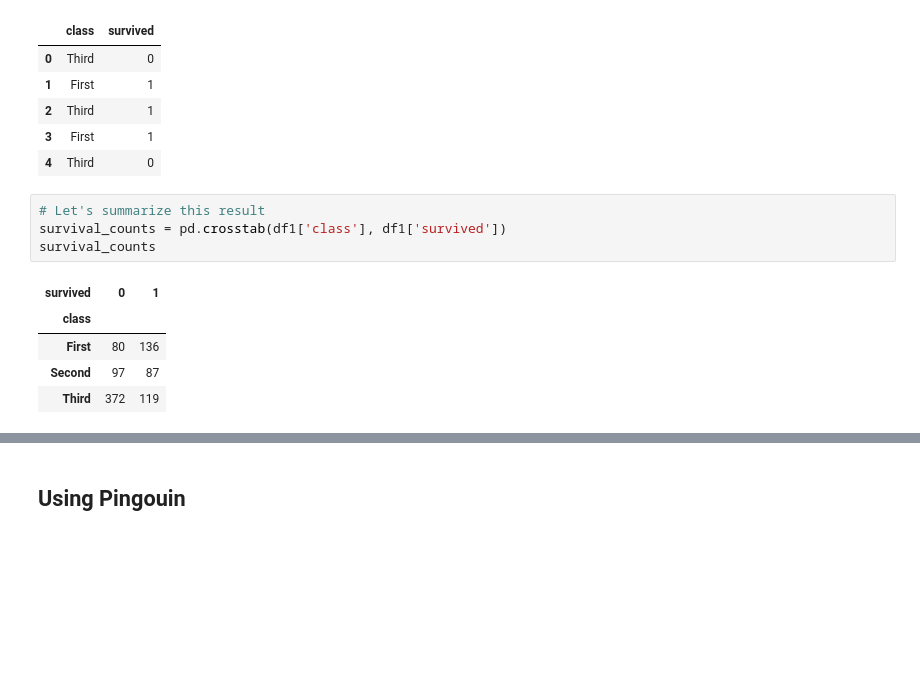
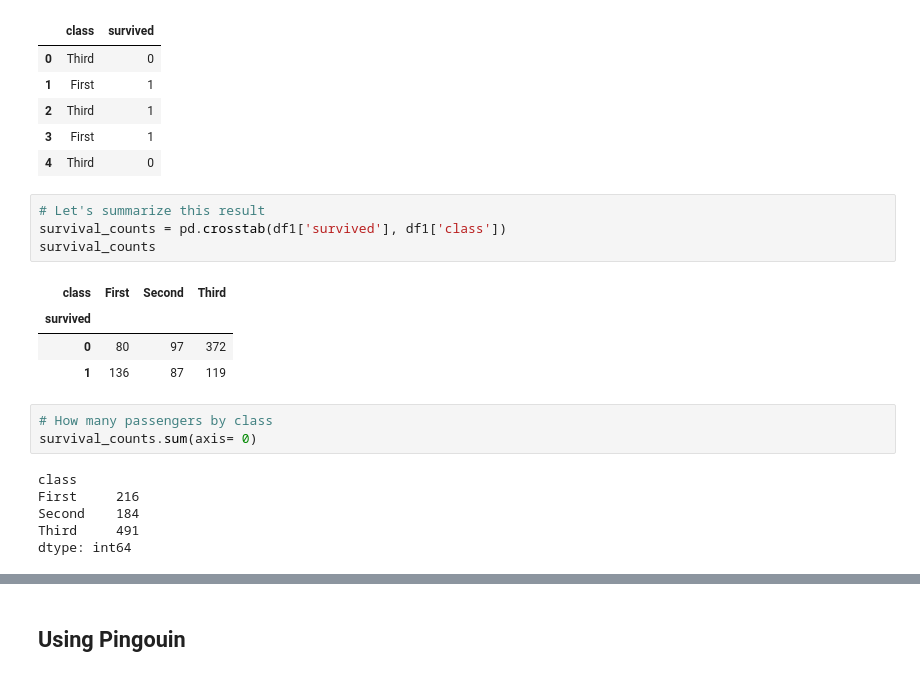
Before and after one commit to obeabi/Stats, a Jupyter notebook: Chi2_TestofIndependence.ipynb, the cells around one changed output, grey strips where cells are left out. Saved outputs shown, nothing was run; the diff lists cells and outputs as text; blank space fills up the shorter version.

```diff
--- a/Chi2_TestofIndependence.ipynb
+++ b/Chi2_TestofIndependence.ipynb
@@ -141,11 +141,19 @@ df1.head()
 | 4 | Third | 0 |
 # %%
 # Let's summarize this result
-survival_counts = pd.crosstab(df1['class'], df1['survived'])
+survival_counts = pd.crosstab(df1['survived'], df1['class'])
 survival_counts
 # %% [output]
-| survived | 0 | 1 |
-| class |  |  |
-| First | 80 | 136 |
-| Second | 97 | 87 |
-| Third | 372 | 119 |
+| class | First | Second | Third |
+| survived |  |  |  |
+| 0 | 80 | 97 | 372 |
+| 1 | 136 | 87 | 119 |
+# %%
+# How many passengers by class
+survival_counts.sum(axis= 0)
+# %% [output]
+class
+First     216
+Second    184
+Third     491
+dtype: int64
```
Also changed, not shown: parts of 19 cells of this notebook.
